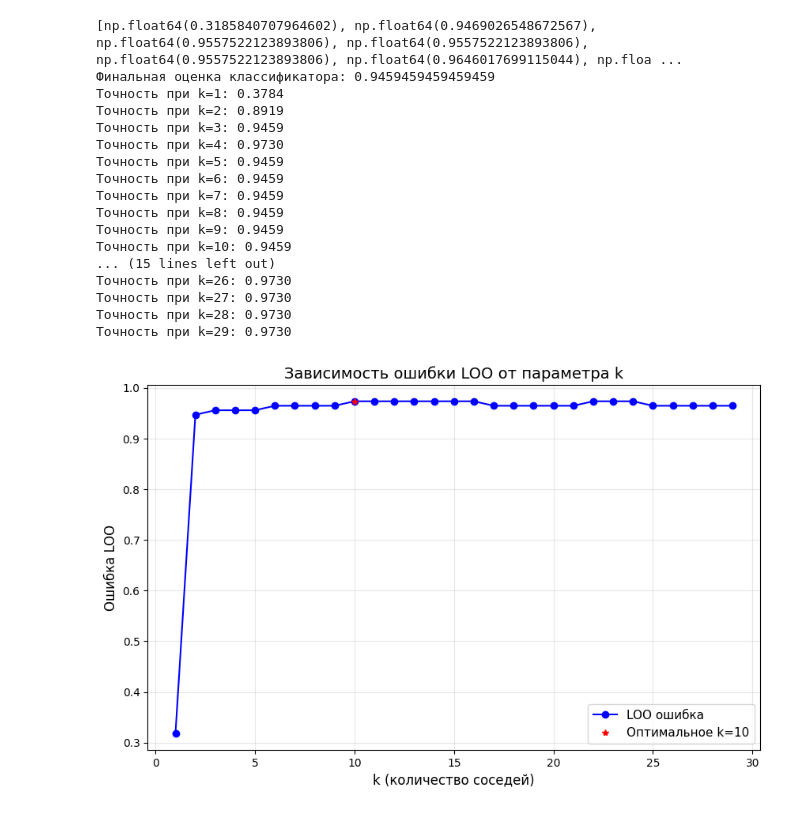
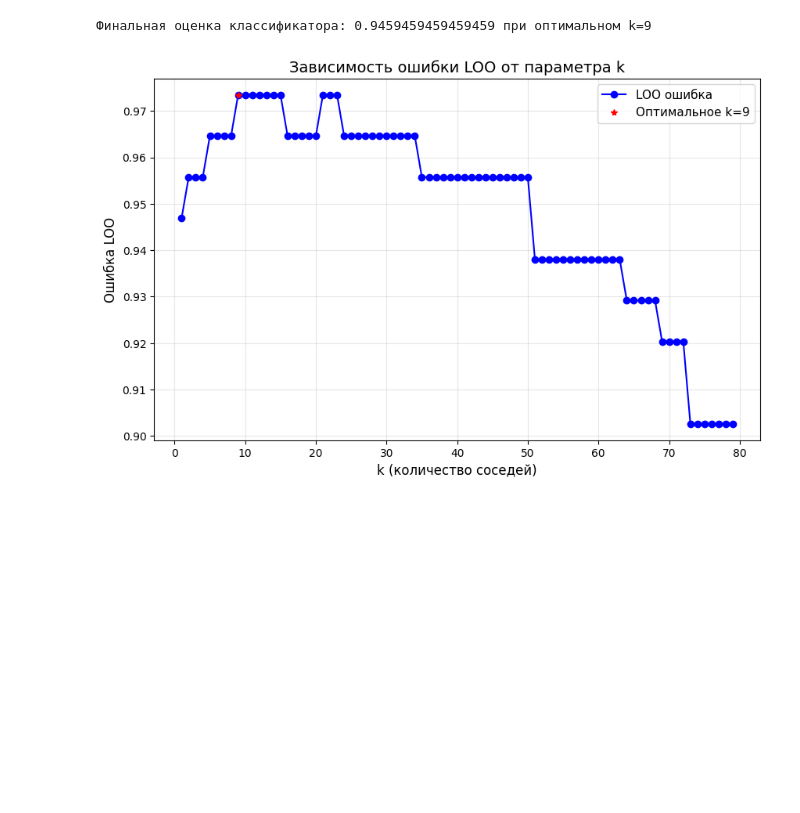
Before and after one commit to Rotfront123/uni_ml_lab, a Jupyter notebook: lab1/exp_note.ipynb, the cells around one changed output. Saved outputs shown, nothing was run; the diff lists cells and outputs as text; code cells hidden in the pictures; blank space fills up the shorter version.

```diff
--- a/lab1/exp_note.ipynb
+++ b/lab1/exp_note.ipynb
@@ -1,7 +1,7 @@
 # %%
 import numpy as np
 from abc import ABC, abstractmethod
-from typing import Optional, Union, List, Tuple, Dict, Any, Iterator
+from typing import Optional, Tuple, Any, Iterator
 import matplotlib.pyplot as plt
 
 class Kernel(ABC):
@@ -95,10 +95,10 @@ class ParzenWindowClassifier:
         return self.metric.compute_batch(x, self.X_train)
     # TODO: Можно оптимизировать через quickselect вместо полной сортировки (O(n) вместо O(n log n))
     def _get_k_distance(self, x: np.ndarray) -> float:
-        #Ищем дистанцию до k-ого соседа
+        #Ищем дистанцию до k+1-ого соседа
         distance = self._compute_distance(x)
         distance = np.sort(distance)
-        return distance[self.k-1]
+        return distance[self.k]
 
     def predict(self, X: np.ndarray) -> np.ndarray:
         # Возвращает numpy массив предсказаний
@@ -110,12 +110,15 @@ class ParzenWindowClassifier:
             predictions[i] = self._predict_one(x)
 
         return predictions
-    # TODO: Обработать случай h=0 (когда k-й сосед на нулевом расстоянии)
     def _predict_one(self, x: np.ndarray) -> Any:
         # Вычисляем ширину окна
         h = self._get_k_distance(x)
+        if h == 0:
+            weights = self.metric.compute_batch(x, self.X_train)
+            weights = np.where(self.kernel.compute_batch(weights)==0, self.kernel.compute(0), 0)
         #Вычисляем веса(с учетом окна)
-        weights = self.kernel.compute_batch(self.metric.compute_batch(x, self.X_train) / h)
+        else:
+            weights = self.kernel.compute_batch(self.metric.compute_batch(x, self.X_train) / h)
         class_weights = {}
         for class_label in self.classes:
             # Создаем маску для объектов данного класса
@@ -181,67 +184,45 @@ def train_test_split(
 #main
 def plot_val_for_knn(scores, best_k):
     plt.figure(figsize=(10, 6))
-    plt.plot([i for i in range(1, 30)], scores, 'b-o', label="LOO ошибка")
+    plt.plot([i for i in range(1, 80)], scores, 'b-o', label="LOO ошибка")
     plt.plot(best_k, scores[best_k - 1], 'r*', label=f"Оптимальное k={best_k}")
     plt.xlabel('k (количество соседей)', fontsize=12)
     plt.ylabel('Ошибка LOO', fontsize=12)
     plt.title('Зависимость ошибки LOO от параметра k', fontsize=14)
     plt.grid(True, alpha=0.3)
     plt.legend(fontsize=11)
-    #И без 1-ого элемента
-    plt.figure(figsize=(10, 6))
-    plt.plot([i for i in range(2, 30)], scores[1:], 'b-o', label="LOO ошибка")
-    plt.plot(best_k, scores[best_k - 1], 'r*', label=f"Оптимальное k={best_k}")
-    plt.xlabel('k (количество соседей)', fontsize=12)
-    plt.ylabel('Ошибка LOO', fontsize=12)
-    plt.title('Без k = 1', fontsize=14)
-    plt.grid(True, alpha=0.3)
-    plt.legend(fontsize=11)
 def compute_all_scores_for_knn(X, y, cv, scoring):
     scores = []
-    for k in range(1, 30):
+    for k in range(1, 80):
         clf = ParzenWindowClassifier(k=k)
         cv = LeaveOneOut()
         score = cross_val_score(clf, X, y, cv=cv, scoring=scoring)
         scores.append(score)
     return scores
 
 def search_best_k(scores):
     return np.argmax(scores) + 1
 
 def load_and_prepare_data():
     from sklearn.datasets import load_iris
     iris = load_iris()
     X = iris.data # массив numpy
     y = iris.target # массив numpy
     X_train, X_test, y_train, y_test = train_test_split(X, y, test_size=0.25, random_state=3)
     return X_train, y_train, X_test, y_test
 
 
 X_train, y_train, X_test, y_test = load_and_prepare_data()
 scores = compute_all_scores_for_knn(X_train, y_train, cv=LeaveOneOut(), scoring=Accuracy())
 best_k = search_best_k(scores)
 plot_val_for_knn(scores, best_k)
 clf = ParzenWindowClassifier(k=best_k)
 y_pred = clf.fit(X_train, y_train).predict(X_test)
 final_score = Accuracy()(y_test, y_pred)
+
+print()
+print()
 print(f"Финальная оценка классификатора: {final_score} при оптимальном k={best_k}")
 # %% [output]
-[np.float64(0.3185840707964602), np.float64(0.9469026548672567), np.float64(0.9557522123893806), np.float64(0.9557522123893806), np.float64(0.9557522123893806), np.float64(0.9646017699115044), np.floa ...
-Финальная оценка классификатора: 0.9459459459459459
-Точность при k=1: 0.3784
-Точность при k=2: 0.8919
-Точность при k=3: 0.9459
-Точность при k=4: 0.9730
-Точность при k=5: 0.9459
-Точность при k=6: 0.9459
-Точность при k=7: 0.9459
-Точность при k=8: 0.9459
-Точность при k=9: 0.9459
-Точность при k=10: 0.9459
-... (15 lines left out)
-Точность при k=26: 0.9730
-Точность при k=27: 0.9730
-Точность при k=28: 0.9730
-Точность при k=29: 0.9730
+Финальная оценка классификатора: 0.9459459459459459 при оптимальном k=9
-[figure, old version]
+[figure, new version]
```
Also changed, not shown: parts of 1 cell of this notebook, 3 other files.
